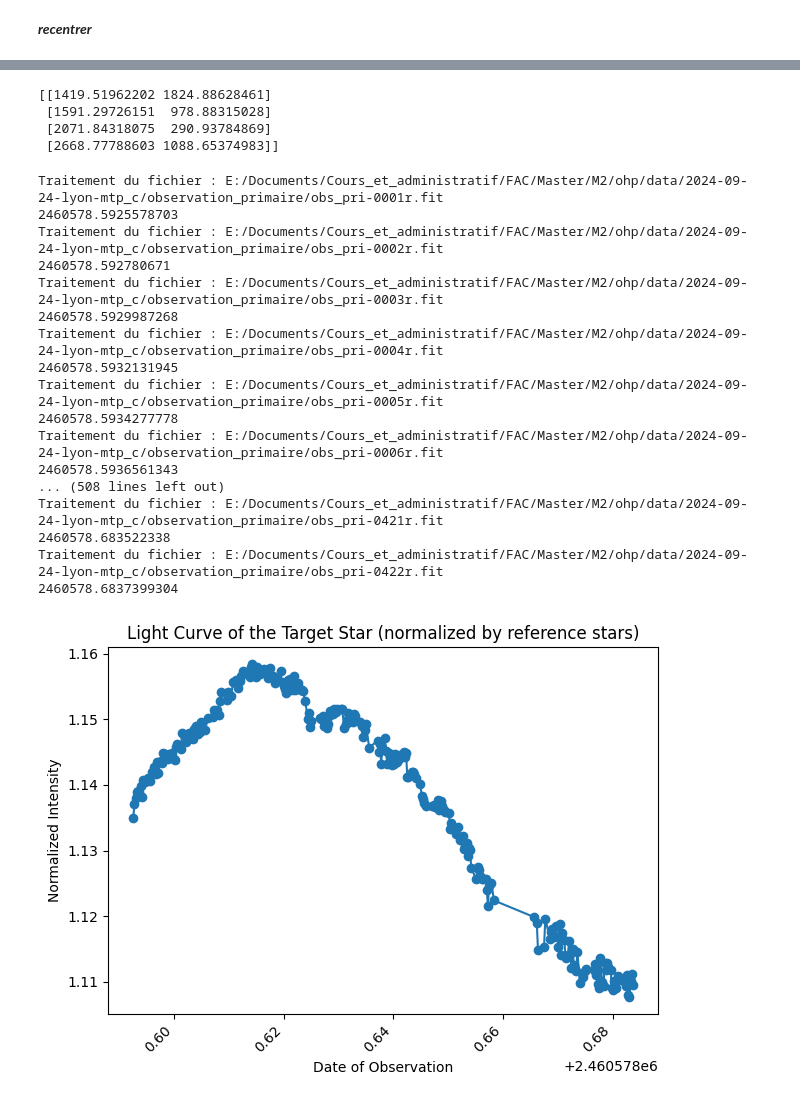
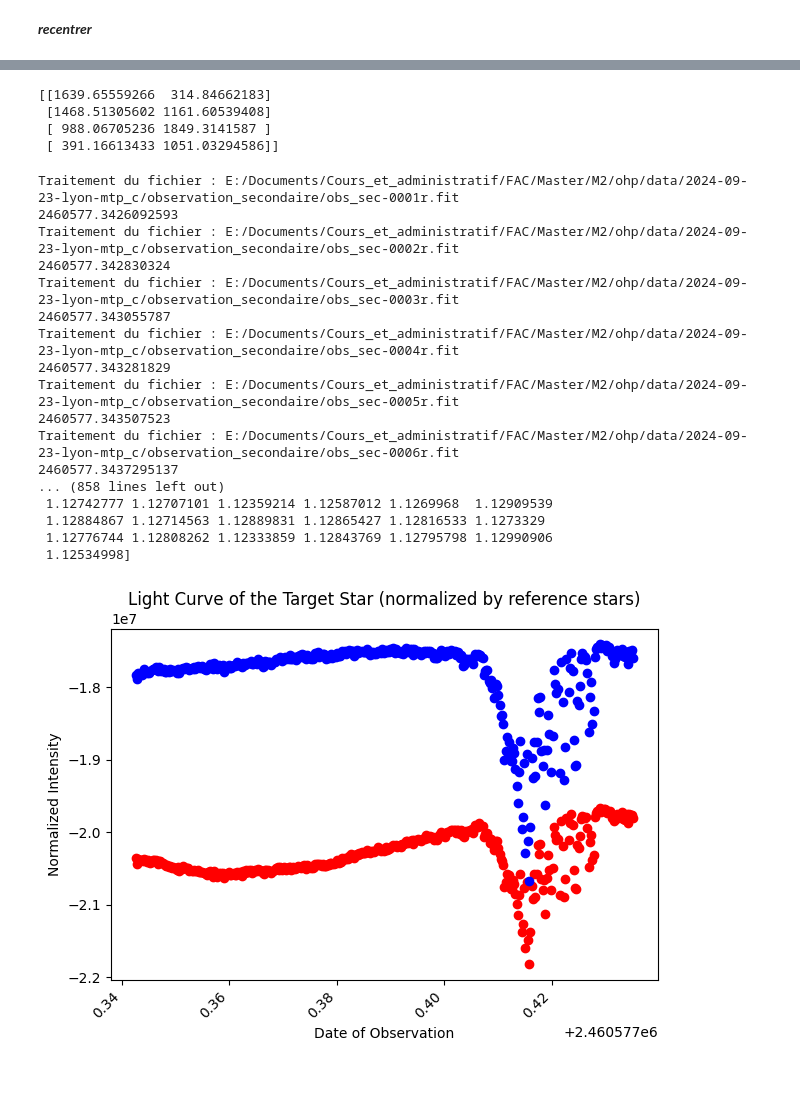
Before and after one commit to jakbay/ohp_binaire_a_eclipses, a Jupyter notebook: binaire_a_eclipse_float64.ipynb, the cells around one changed output, grey strips where cells are left out. Cells and saved outputs as stored; diff of their text form; code cells hidden in the pictures.

```diff
--- a/binaire_a_eclipse_float64.ipynb
+++ b/binaire_a_eclipse_float64.ipynb
@@ -129,6 +126,5 @@ for collection in input:
         ccd_sci_bf = ccdp.flat_correct(ccd_sci_b, master_flatH_r)
         ccd_sci_bfd = ccdp.subtract_dark(ccd_sci_bf, master_dark, exposure_time=10, exposure_unit=u.second)
         ccd_sci_bfdg = ccdp.gain_correct(ccd_sci_bfd, ccd_gain)
-        ccd_sci_bfdg.data = np.clip(ccd_sci_bfdg.data, 0, np.iinfo(np.int16).max).astype('int16')
         ccd_sci_bfdg.write(path+path_dict[output[input.index(collection)]]+name, overwrite=True)
         warnings.filterwarnings("default")
@@ -309,7 +429,7 @@ from scipy.ndimage import shift
 def list_fits_files(folder):
     return [os.path.join(folder, f) for f in os.listdir(folder) if f.endswith(('.fit', '.fits'))]
 # Dossier contenant les fichiers FITS
-folder_path = path + path_dict['obs_pri_r_c']
+folder_path = path + path_dict['obs_sec_r_c']
 
 # Lister tous les fichiers .fits dans le dossier
 fits_files = list_fits_files(folder_path)
@@ -423,10 +517,10 @@ print(pos)
 star_positions = [pos[0],pos[2],pos[3]]
 target_position = pos[1]
 # %% [output]
-[[1419.51962202 1824.88628461]
- [1591.29726151  978.88315028]
- [2071.84318075  290.93784869]
- [2668.77788603 1088.65374983]]
+[[1639.65559266  314.84662183]
+ [1468.51305602 1161.60539408]
+ [ 988.06705236 1849.3141587 ]
+ [ 391.16613433 1051.03294586]]
 # %%
 from astropy.time import Time
 
@@ -453,49 +547,66 @@ for fits_file in fits_files:
     target_annulus = CircularAnnulus(target_position, r_in=annulus_inner_radius, r_out=annulus_outer_radius)
 
     # Photométrie pour les étoiles de référence
     reference_apertures = CircularAperture(star_positions, r=aperture_radius)
     reference_annuli = CircularAnnulus(star_positions, r_in=annulus_inner_radius, r_out=annulus_outer_radius)
 
     # Calculer les intensités avec photométrie d'aperture
     phot_table_target = aperture_photometry(ccd_sci.data, target_aperture)
     phot_table_ref = aperture_photometry(ccd_sci.data, reference_apertures)
 
     # Extraire la somme d'intensité pour l'étoile cible et les étoiles de référence
     target_intensity = phot_table_target['aperture_sum'][0]
     reference_intensity = np.mean(phot_table_ref['aperture_sum'])  # Moyenne des intensités des étoiles de référence
 
     # Stocker les intensités
     target_intensities.append(target_intensity)
     reference_intensities.append(reference_intensity)
 
 # Calculer la courbe de lumière normalisée
 light_curve = np.array(target_intensities) / np.array(reference_intensities)
 
+print(light_curve)
+
 # Afficher la courbe de lumière avec la date d'observation sur l'axe des x
 plt.figure()
-plt.plot(observation_dates, light_curve, marker='o')
+plt.plot(observation_dates, target_intensities, marker ='o', linestyle = ' ', color = 'red')
+plt.plot(observation_dates, reference_intensities, marker ='o', linestyle = ' ', color = 'blue')
 plt.xticks(rotation=45, ha='right')  # Tourner les étiquettes des dates pour une meilleure lisibilité
 plt.xlabel('Date of Observation')
 plt.ylabel('Normalized Intensity')
 plt.title('Light Curve of the Target Star (normalized by reference stars)')
 plt.tight_layout()  # Pour éviter les chevauchements
+
+plt.savefig('light_curve.png', dpi=300)
+
 plt.show()
+plt.figure()
+plt.plot(observation_dates, light_curve, marker ='o', linestyle = ' ', color = 'red')
+plt.xticks(rotation=45, ha='right')  # Tourner les étiquettes des dates pour une meilleure lisibilité
+plt.xlabel('Date of Observation')
+plt.ylabel('Normalized Intensity')
+plt.title('Light Curve of the Target Star (normalized by reference stars)')
+plt.tight_layout()  # Pour éviter les chevauchements
+
+plt.savefig('light_curve.png', dpi=300)
+
+plt.show()
 # %% [output]
-Traitement du fichier : E:/Documents/Cours_et_administratif/FAC/Master/M2/ohp/data/2024-09-24-lyon-mtp_c/observation_primaire/obs_pri-0001r.fit
-2460578.5925578703
-Traitement du fichier : E:/Documents/Cours_et_administratif/FAC/Master/M2/ohp/data/2024-09-24-lyon-mtp_c/observation_primaire/obs_pri-0002r.fit
-2460578.592780671
-Traitement du fichier : E:/Documents/Cours_et_administratif/FAC/Master/M2/ohp/data/2024-09-24-lyon-mtp_c/observation_primaire/obs_pri-0003r.fit
-2460578.5929987268
-Traitement du fichier : E:/Documents/Cours_et_administratif/FAC/Master/M2/ohp/data/2024-09-24-lyon-mtp_c/observation_primaire/obs_pri-0004r.fit
-2460578.5932131945
-Traitement du fichier : E:/Documents/Cours_et_administratif/FAC/Master/M2/ohp/data/2024-09-24-lyon-mtp_c/observation_primaire/obs_pri-0005r.fit
-2460578.5934277778
-Traitement du fichier : E:/Documents/Cours_et_administratif/FAC/Master/M2/ohp/data/2024-09-24-lyon-mtp_c/observation_primaire/obs_pri-0006r.fit
-2460578.5936561343
-... (508 lines left out)
-Traitement du fichier : E:/Documents/Cours_et_administratif/FAC/Master/M2/ohp/data/2024-09-24-lyon-mtp_c/observation_primaire/obs_pri-0421r.fit
-2460578.683522338
-Traitement du fichier : E:/Documents/Cours_et_administratif/FAC/Master/M2/ohp/data/2024-09-24-lyon-mtp_c/observation_primaire/obs_pri-0422r.fit
-2460578.6837399304
+Traitement du fichier : E:/Documents/Cours_et_administratif/FAC/Master/M2/ohp/data/2024-09-23-lyon-mtp_c/observation_secondaire/obs_sec-0001r.fit
+2460577.3426092593
+Traitement du fichier : E:/Documents/Cours_et_administratif/FAC/Master/M2/ohp/data/2024-09-23-lyon-mtp_c/observation_secondaire/obs_sec-0002r.fit
+2460577.342830324
+Traitement du fichier : E:/Documents/Cours_et_administratif/FAC/Master/M2/ohp/data/2024-09-23-lyon-mtp_c/observation_secondaire/obs_sec-0003r.fit
+2460577.343055787
+Traitement du fichier : E:/Documents/Cours_et_administratif/FAC/Master/M2/ohp/data/2024-09-23-lyon-mtp_c/observation_secondaire/obs_sec-0004r.fit
+2460577.343281829
+Traitement du fichier : E:/Documents/Cours_et_administratif/FAC/Master/M2/ohp/data/2024-09-23-lyon-mtp_c/observation_secondaire/obs_sec-0005r.fit
+2460577.343507523
+Traitement du fichier : E:/Documents/Cours_et_administratif/FAC/Master/M2/ohp/data/2024-09-23-lyon-mtp_c/observation_secondaire/obs_sec-0006r.fit
+2460577.3437295137
+... (858 lines left out)
+ 1.12742777 1.12707101 1.12359214 1.12587012 1.1269968  1.12909539
+ 1.12884867 1.12714563 1.12889831 1.12865427 1.12816533 1.1273329
+ 1.12776744 1.12808262 1.12333859 1.12843769 1.12795798 1.12990906
+ 1.12534998]
-[figure, old version]
+[figure, new version]
```
Also changed, not shown: parts of 7 cells of this notebook.
